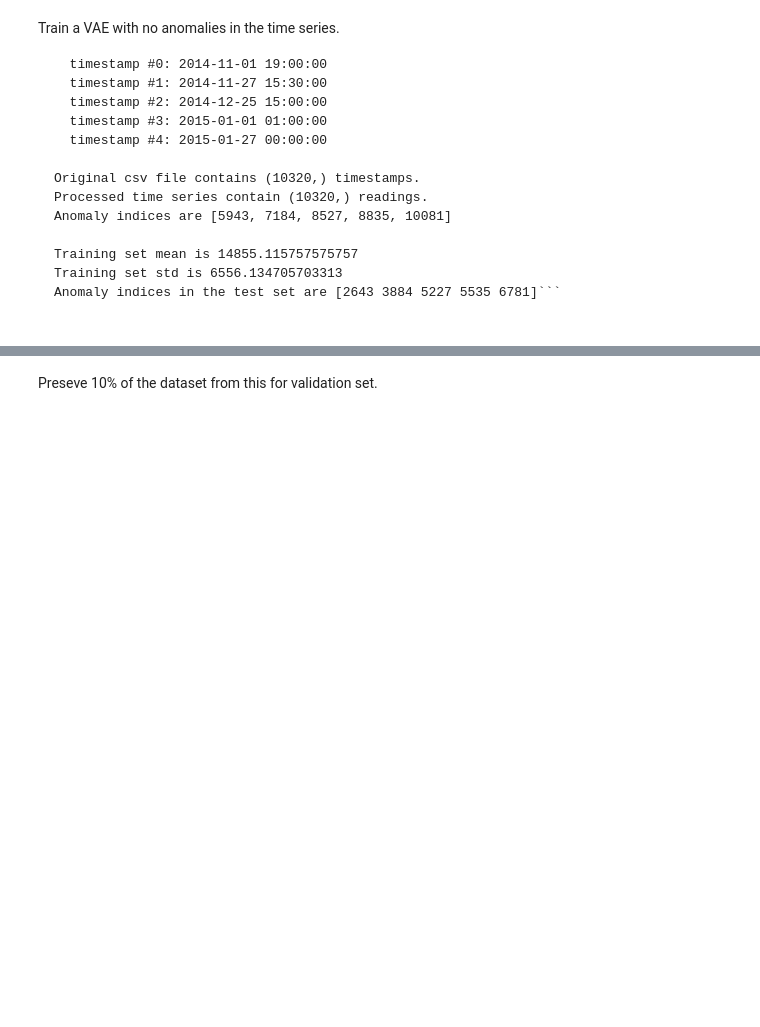
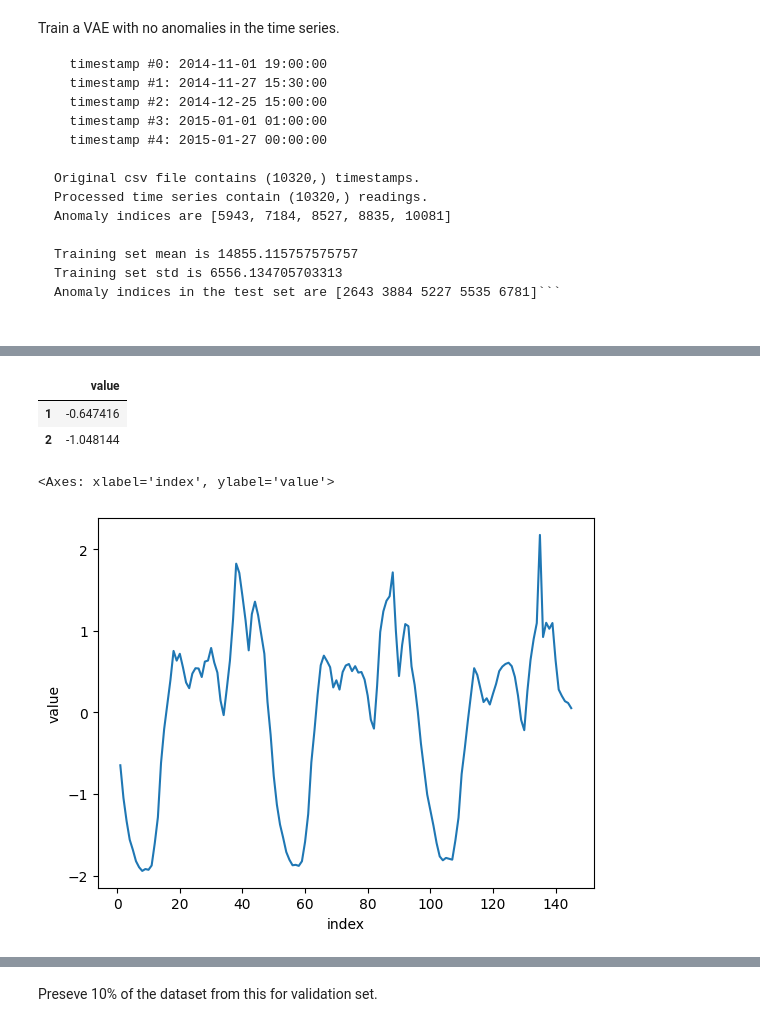
Before and after one commit to thatgeeman/ts_vae-lstm, a Jupyter notebook: nbs/01_vae.ipynb, the cells around one changed output, grey strips where cells are left out. Saved outputs shown, nothing was run; the diff lists cells and outputs as text; code cells hidden in the pictures; blank space fills up the shorter version.

```diff
--- a/nbs/01_vae.ipynb
+++ b/nbs/01_vae.ipynb
@@ -53,4 +103,20 @@ data["training"].shape
 # %%
 # | export
 df = pd.DataFrame(data["training"], index=data["t_train"], columns=["value"])
-df
+df.head(2)
+# %% [output]
+|  | value |
+| 1 | -0.647416 |
+| 2 | -1.048144 |
+# %%
+start_step = 0
+window_size = 48  # for one full day
+n_windows = 3
+sns.lineplot(
+    data=df.reset_index().iloc[start_step : 1 + start_step + (window_size * n_windows)],
+    x="index",  # possible since we reset_index to add "index" column
+    y="value",
+)
+# %% [output]
+<Axes: xlabel='index', ylabel='value'>
+[figure, added]
```
Also changed, not shown: parts of 53 cells of this notebook, 6 other files.
